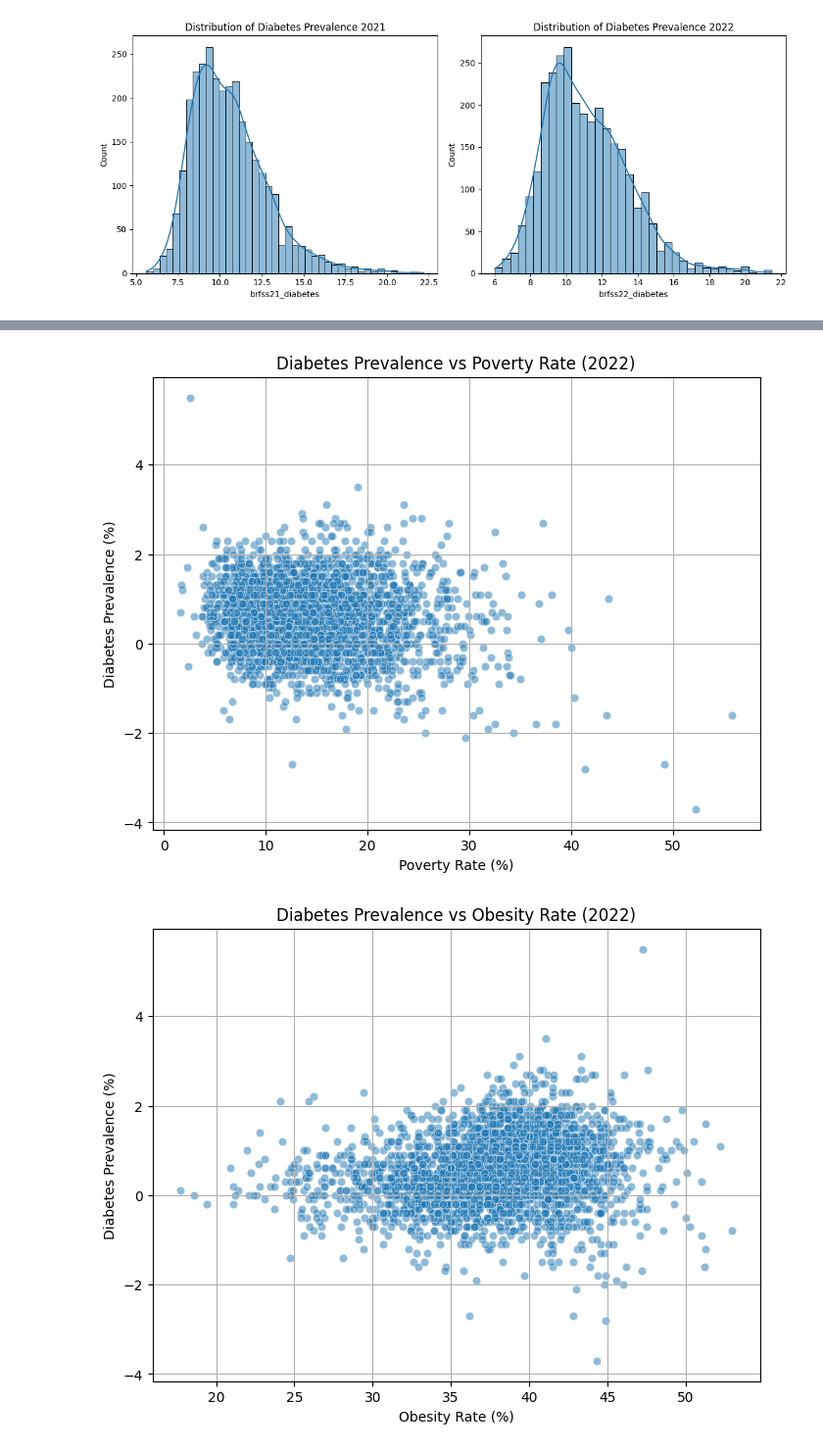
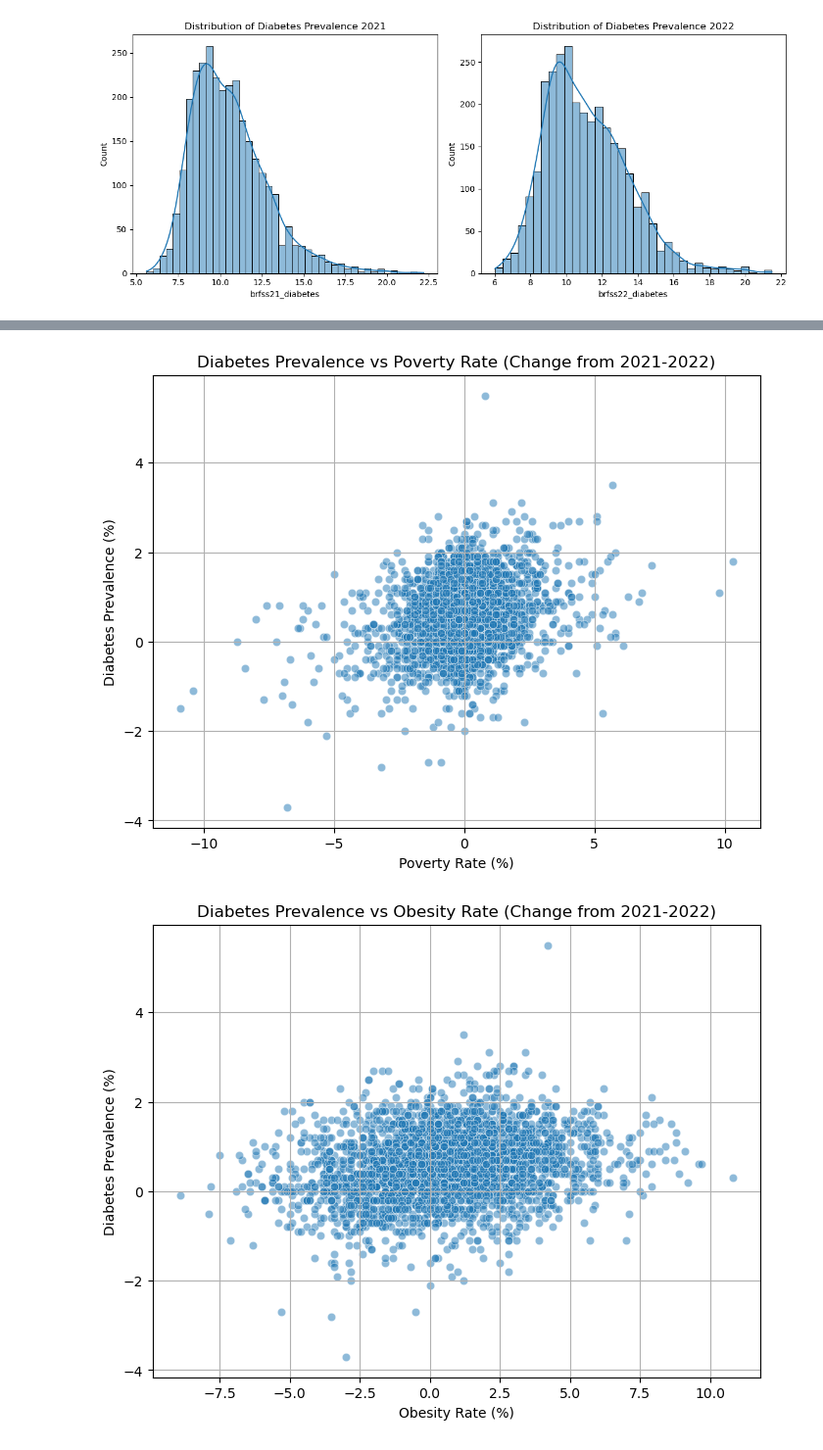
Before and after one commit to mfarme/internet_diabetes, a Jupyter notebook: 03_code/03.02_analysis/eda.ipynb, the cells around one changed output, grey strips where cells are left out. Shown at 98% size. Saved outputs shown, nothing was run; the diff lists cells and outputs as text; code cells hidden in the pictures.

Commit message:
added documentation for future model development and improved visuals for EDA

```diff
--- a/03_code/03.02_analysis/eda.ipynb
+++ b/03_code/03.02_analysis/eda.ipynb
@@ -60,20 +80,31 @@ plt.show()
 # %%
 
 plt.figure(figsize=(8, 6))
-sns.scatterplot(data=df, x='acs22_pct_ses_pov', y='diabetes_change_21_22', alpha=0.5)
-plt.title('Diabetes Prevalence vs Poverty Rate (2022)')
+df['acs_pct_pov_change'] = df['acs22_pct_ses_pov'] - df['acs21_pct_ses_pov']
+sns.scatterplot(data=df, x='acs_pct_pov_change', y='diabetes_change_21_22', alpha=0.5)
+plt.title('Diabetes Prevalence vs Poverty Rate (Change from 2021-2022)')
 plt.xlabel('Poverty Rate (%)')
 plt.ylabel('Diabetes Prevalence (%)')
 plt.grid(True)
 plt.show()
 
 plt.figure(figsize=(8, 6))
-sns.scatterplot(data=df, x='brfss22_obesity', y='diabetes_change_21_22', alpha=0.5)
-plt.title('Diabetes Prevalence vs Obesity Rate (2022)')
+df['brfss_obesity_change'] = df['brfss22_obesity'] - df['brfss21_obesity']
+sns.scatterplot(data=df, x='brfss_obesity_change', y='diabetes_change_21_22', alpha=0.5)
+plt.title('Diabetes Prevalence vs Obesity Rate (Change from 2021-2022)')
 plt.xlabel('Obesity Rate (%)')
 plt.ylabel('Diabetes Prevalence (%)')
 plt.grid(True)
 plt.show()
+
+plt.figure(figsize=(8, 6))
+df['acs_pct_bb_change'] = df['acs22_pct_dg_bb_int'] - df['acs21_pct_dg_bb_int']
+sns.scatterplot(data=df, x='acs_pct_bb_change', y='diabetes_change_21_22', alpha=0.5)
+plt.title('Diabetes Prevalence vs Broadband Adoption Rate (Change from 2021-2022)')
+plt.xlabel('Broadband Adoption Rate (%)')
+plt.ylabel('Diabetes Prevalence (%)')
+plt.grid(True)
+plt.show()
 # %% [output]
-[figure, old version]
+[figure, new version]
-[figure, old version]
+[figure, new version]
```
Also changed, not shown: parts of 5 cells of this notebook, 3 other files.
